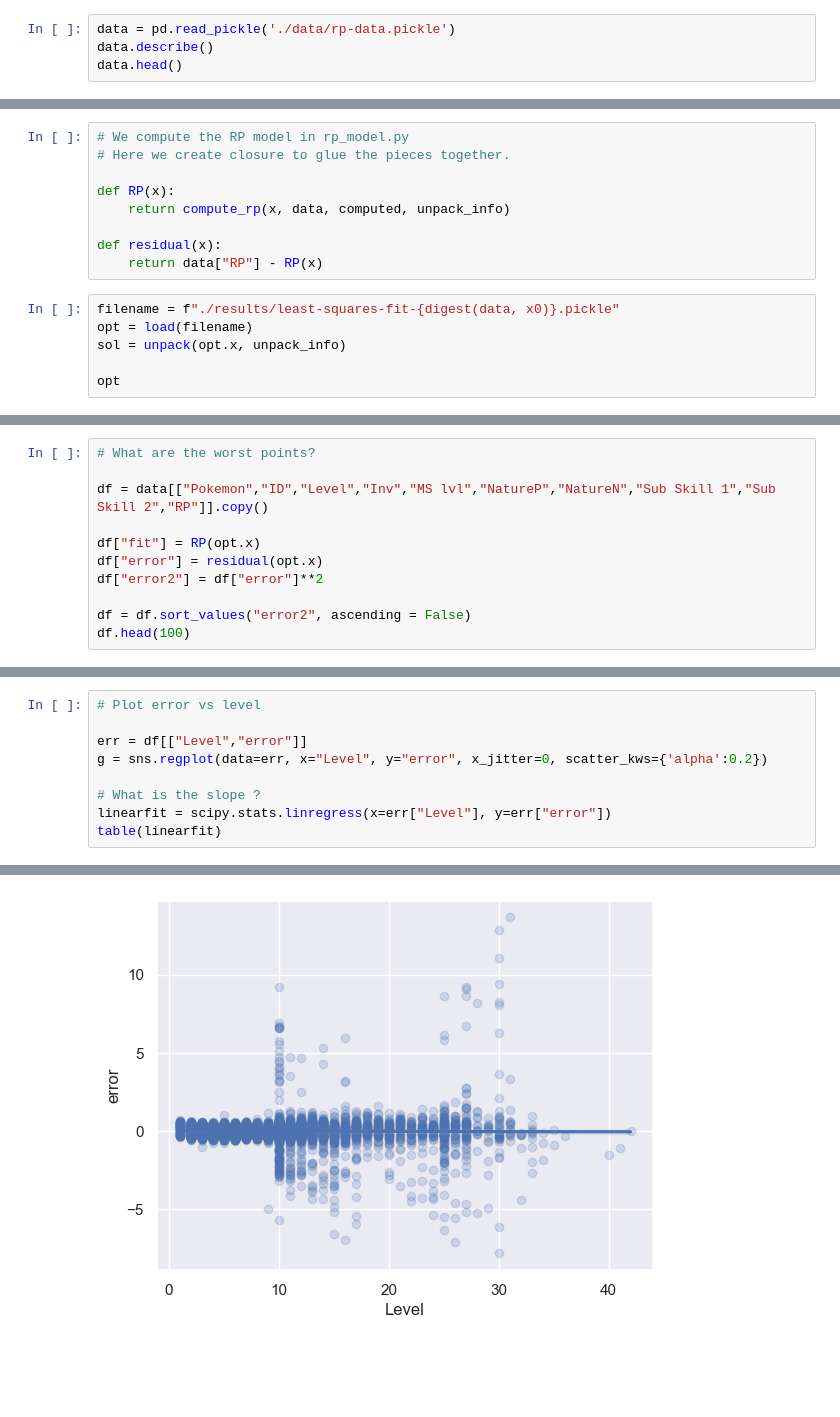
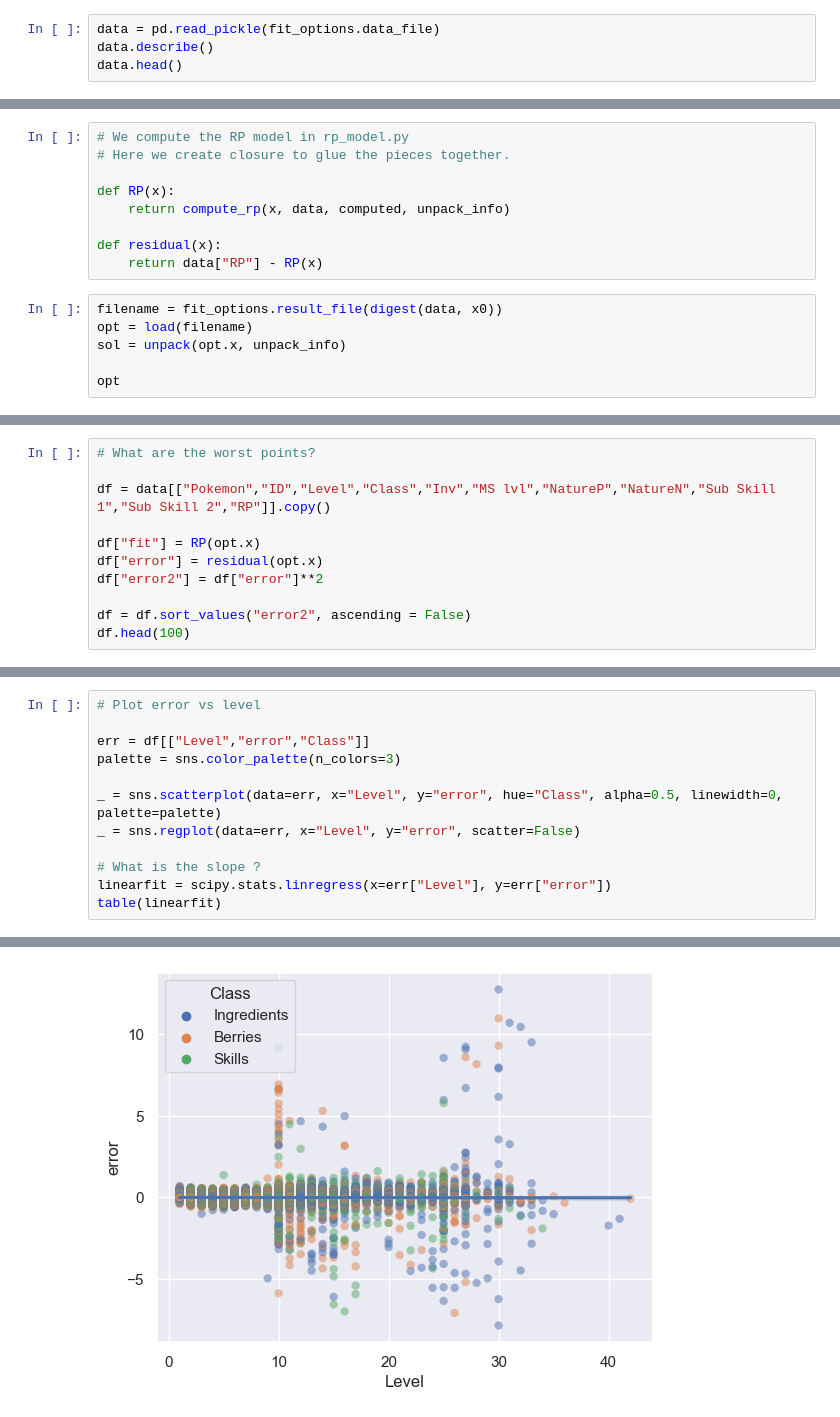
Before and after one commit to jeancroy/RP-fit, a Jupyter notebook: RP error.ipynb, the cells around one changed output, grey strips where cells are left out. Drawn from its saved outputs; the diff is of its cells as text; blank space fills up the shorter version.

Commit message:
Process new data, move some settings to fit_options.py

```diff
--- a/RP error.ipynb
+++ b/RP error.ipynb
@@ -24,7 +25,7 @@ InteractiveShell.ast_node_interactivity = "all"
 pd.set_option('display.max_columns', 100)
 pd.set_option('display.max_rows', 120)
 # %%
-data = pd.read_pickle('./data/rp-data.pickle')
+data = pd.read_pickle(fit_options.data_file)
 data.describe()
 data.head()
 # %% [output]
@@ -60,7 +61,7 @@ def RP(x):
 def residual(x):
     return data["RP"] - RP(x)
 # %%
-filename = f"./results/least-squares-fit-{digest(data, x0)}.pickle"
+filename = fit_options.result_file(digest(data, x0))
 opt = load(filename)
 sol = unpack(opt.x, unpack_info)
 
@@ -78,7 +79,7 @@ opt
 # %%
 # What are the worst points?
 
-df = data[["Pokemon","ID","Level","Inv","MS lvl","NatureP","NatureN","Sub Skill 1","Sub Skill 2","RP"]].copy()
+df = data[["Pokemon","ID","Level","Class","Inv","MS lvl","NatureP","NatureN","Sub Skill 1","Sub Skill 2","RP"]].copy()
 
 df["fit"] = RP(opt.x)
 df["error"] = residual(opt.x)
@@ -107,8 +108,11 @@ df.head(100)
 # %%
 # Plot error vs level
 
-err = df[["Level","error"]]
-g = sns.regplot(data=err, x="Level", y="error", x_jitter=0, scatter_kws={'alpha':0.2})
+err = df[["Level","error","Class"]]
+palette = sns.color_palette(n_colors=3)
+
+_ = sns.scatterplot(data=err, x="Level", y="error", hue="Class", alpha=0.5, linewidth=0, palette=palette)
+_ = sns.regplot(data=err, x="Level", y="error", scatter=False)
 
 # What is the slope ?
 linearfit = scipy.stats.linregress(x=err["Level"], y=err["error"])
@@ -123 +127 @@ table(linearfit)
-[figure, old version]
+[figure, new version]
```
Also changed, not shown: parts of 15 cells of this notebook, 13 other files.
